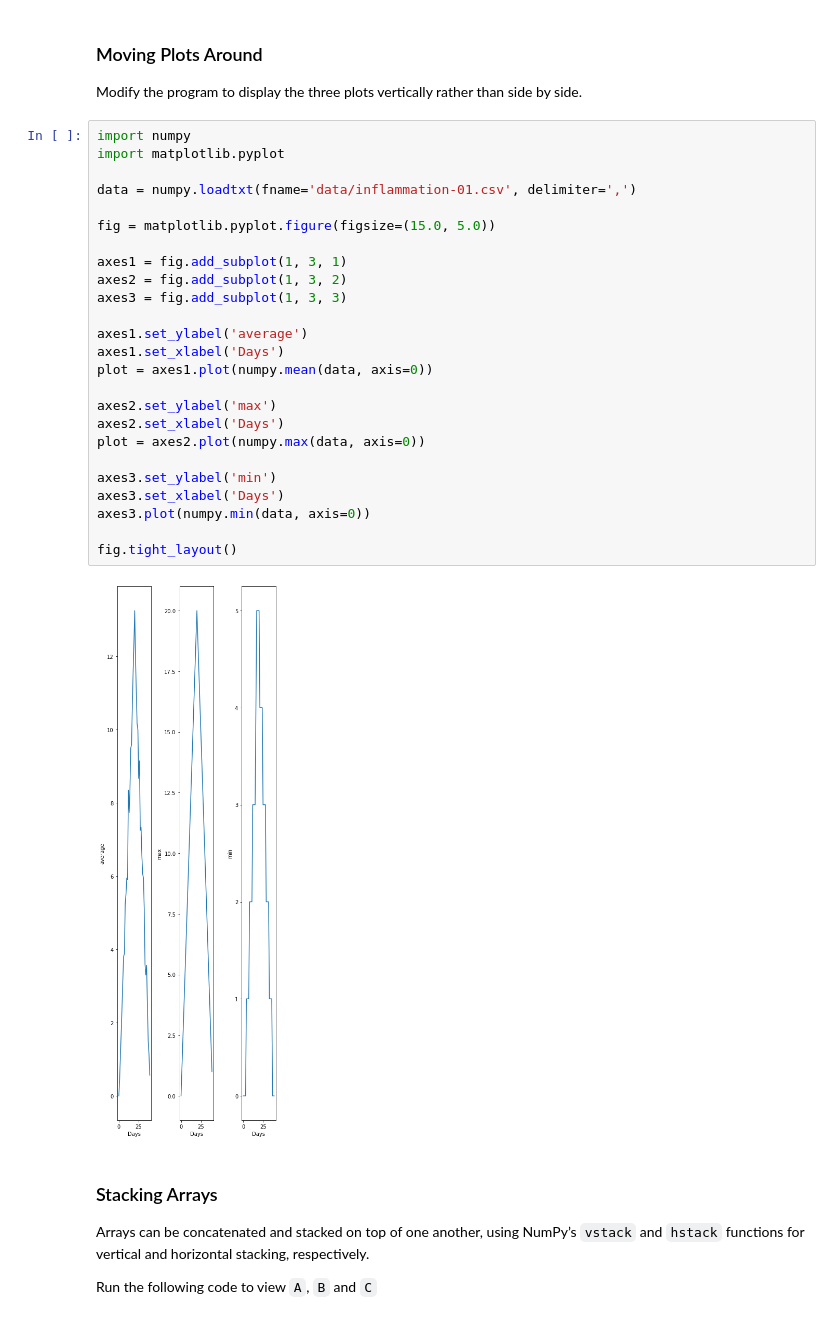
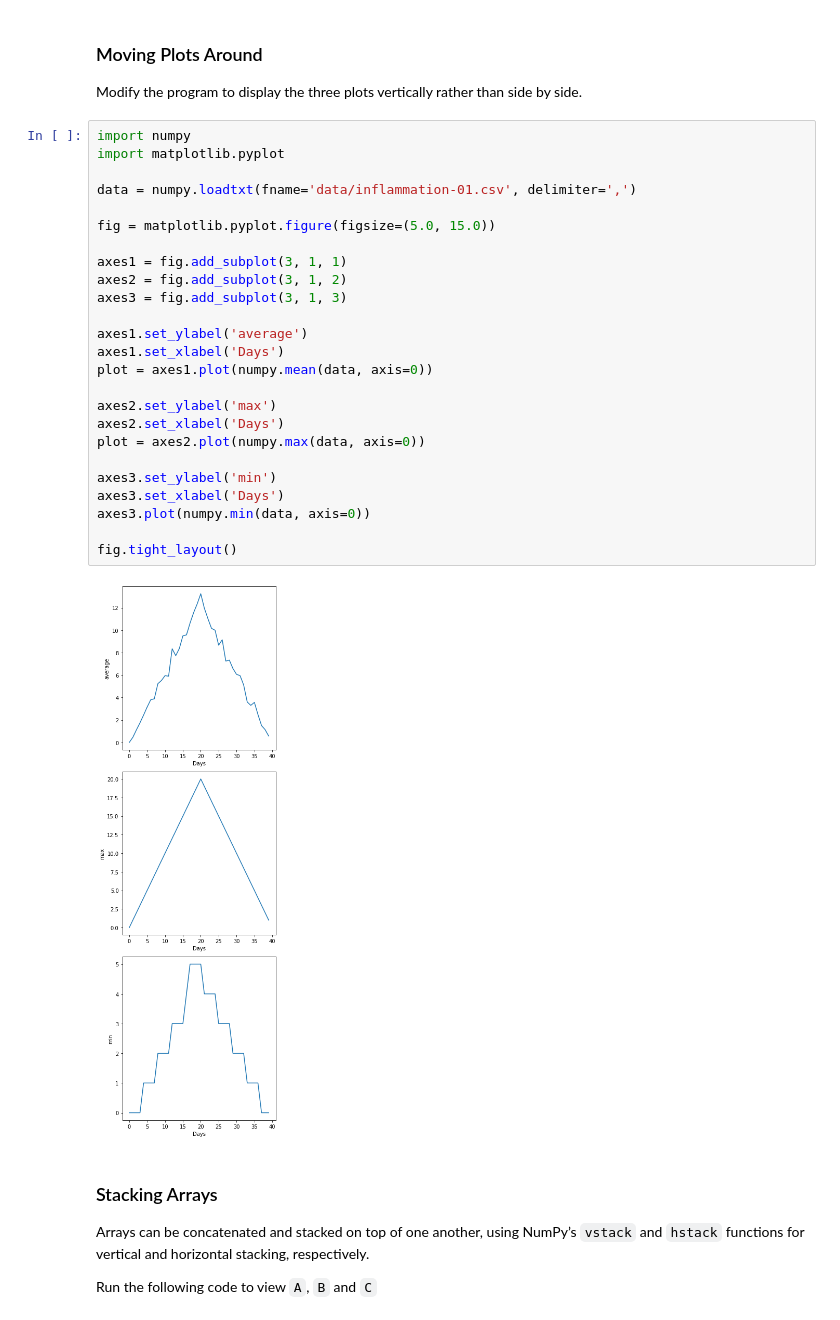
Before and after one commit to adaley01/2020-hacky-intro-python, a Jupyter notebook: lessons/python/ep1b-plotting-intro.ipynb, the cells around one changed output. Saved outputs shown, nothing was run; the diff lists cells and outputs as text.

```diff
--- a/lessons/python/ep1b-plotting-intro.ipynb
+++ b/lessons/python/ep1b-plotting-intro.ipynb
@@ -489,30 +489,30 @@ Modify the program to display the three plots vertically rather than side by sid
 # %%
 import numpy
 import matplotlib.pyplot
 
 data = numpy.loadtxt(fname='data/inflammation-01.csv', delimiter=',')
 
-fig = matplotlib.pyplot.figure(figsize=(15.0, 5.0))
+fig = matplotlib.pyplot.figure(figsize=(5.0, 15.0))
 
-axes1 = fig.add_subplot(1, 3, 1)
-axes2 = fig.add_subplot(1, 3, 2)
-axes3 = fig.add_subplot(1, 3, 3)
+axes1 = fig.add_subplot(3, 1, 1)
+axes2 = fig.add_subplot(3, 1, 2)
+axes3 = fig.add_subplot(3, 1, 3)
 
 axes1.set_ylabel('average')
 axes1.set_xlabel('Days')
 plot = axes1.plot(numpy.mean(data, axis=0))
 
 axes2.set_ylabel('max')
 axes2.set_xlabel('Days')
 plot = axes2.plot(numpy.max(data, axis=0))
 
 axes3.set_ylabel('min')
 axes3.set_xlabel('Days')
 axes3.plot(numpy.min(data, axis=0))
 
 fig.tight_layout()
 # %% [output]
-[figure, old version]
+[figure, new version]
 # %% [markdown]
 ### Stacking Arrays
 Arrays can be concatenated and stacked on top of one another, using NumPy’s `vstack` and `hstack` functions for vertical and horizontal stacking, respectively.
```
Also changed, not shown: parts of 2 cells of this notebook, 8 other files.
